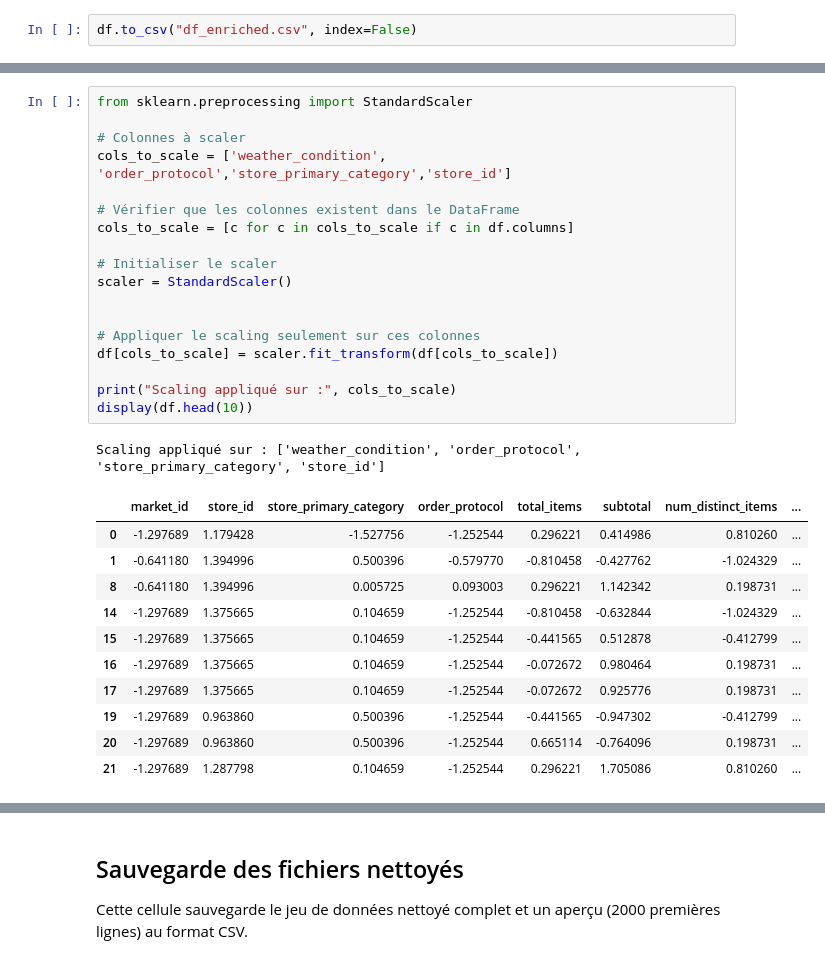
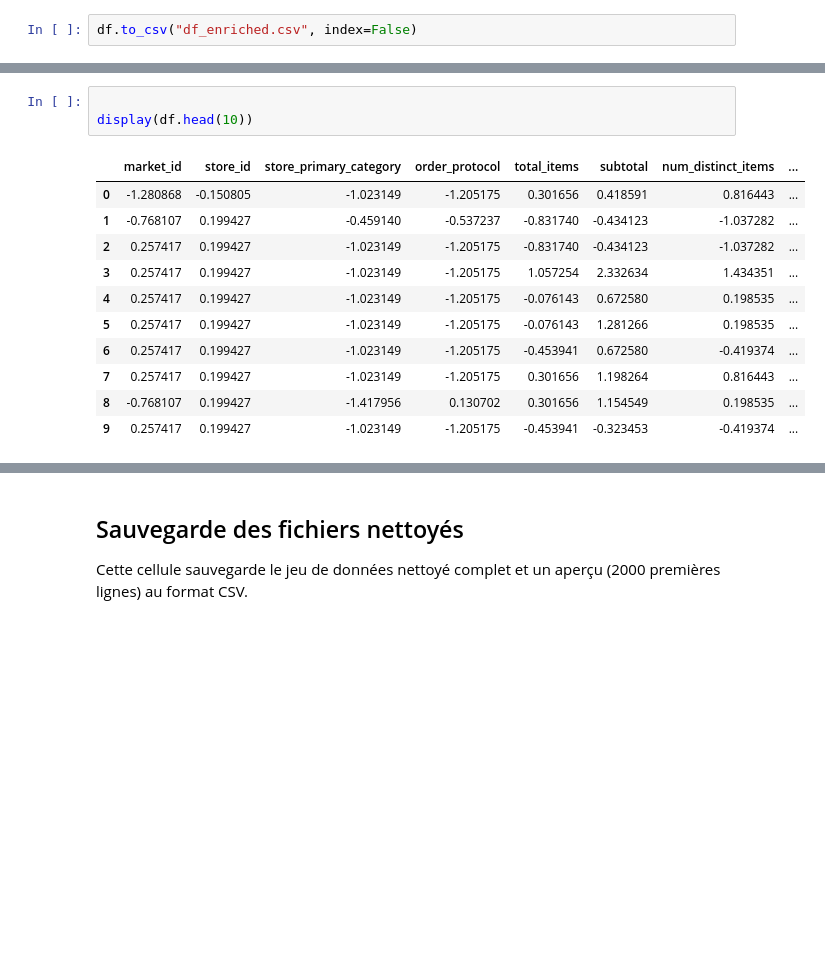
Before and after one commit to chamseddinedoulaEsprit/CRISP-DM-DataSet-Temps-de-livraison, a Jupyter notebook: CRISP-DM Datadelevry.ipynb, the cells around one changed output, grey strips where cells are left out. Cells and saved outputs as stored; diff of their text form; blank space fills up the shorter version.

```diff
--- a/CRISP-DM Datadelevry.ipynb
+++ b/CRISP-DM Datadelevry.ipynb
@@ -1359,31 +1530,15 @@ print(df.shape)
 # %%
-from sklearn.preprocessing import StandardScaler
 
-# Colonnes à scaler
-cols_to_scale = ['weather_condition', 'order_protocol','store_primary_category','store_id']
-
-# Vérifier que les colonnes existent dans le DataFrame
-cols_to_scale = [c for c in cols_to_scale if c in df.columns]
-
-# Initialiser le scaler
-scaler = StandardScaler()
-
-
-# Appliquer le scaling seulement sur ces colonnes
-df[cols_to_scale] = scaler.fit_transform(df[cols_to_scale])
-
-print("Scaling appliqué sur :", cols_to_scale)
 display(df.head(10))
 # %% [output]
-Scaling appliqué sur : ['weather_condition', 'order_protocol', 'store_primary_category', 'store_id']
 |  | market_id | store_id | store_primary_category | order_protocol | total_items | subtotal | num_distinct_items | ... |
-| 0 | -1.297689 | 1.179428 | -1.527756 | -1.252544 | 0.296221 | 0.414986 | 0.810260 | ... |
-| 1 | -0.641180 | 1.394996 | 0.500396 | -0.579770 | -0.810458 | -0.427762 | -1.024329 | ... |
-| 8 | -0.641180 | 1.394996 | 0.005725 | 0.093003 | 0.296221 | 1.142342 | 0.198731 | ... |
-| 14 | -1.297689 | 1.375665 | 0.104659 | -1.252544 | -0.810458 | -0.632844 | -1.024329 | ... |
-| 15 | -1.297689 | 1.375665 | 0.104659 | -1.252544 | -0.441565 | 0.512878 | -0.412799 | ... |
-| 16 | -1.297689 | 1.375665 | 0.104659 | -1.252544 | -0.072672 | 0.980464 | 0.198731 | ... |
-| 17 | -1.297689 | 1.375665 | 0.104659 | -1.252544 | -0.072672 | 0.925776 | 0.198731 | ... |
-| 19 | -1.297689 | 0.963860 | 0.500396 | -1.252544 | -0.441565 | -0.947302 | -0.412799 | ... |
-| 20 | -1.297689 | 0.963860 | 0.500396 | -1.252544 | 0.665114 | -0.764096 | 0.198731 | ... |
-| 21 | -1.297689 | 1.287798 | 0.104659 | -1.252544 | 0.296221 | 1.705086 | 0.810260 | ... |
+| 0 | -1.280868 | -0.150805 | -1.023149 | -1.205175 | 0.301656 | 0.418591 | 0.816443 | ... |
+| 1 | -0.768107 | 0.199427 | -0.459140 | -0.537237 | -0.831740 | -0.434123 | -1.037282 | ... |
+| 2 | 0.257417 | 0.199427 | -1.023149 | -1.205175 | -0.831740 | -0.434123 | -1.037282 | ... |
+| 3 | 0.257417 | 0.199427 | -1.023149 | -1.205175 | 1.057254 | 2.332634 | 1.434351 | ... |
+| 4 | 0.257417 | 0.199427 | -1.023149 | -1.205175 | -0.076143 | 0.672580 | 0.198535 | ... |
+| 5 | 0.257417 | 0.199427 | -1.023149 | -1.205175 | -0.076143 | 1.281266 | 0.198535 | ... |
+| 6 | 0.257417 | 0.199427 | -1.023149 | -1.205175 | -0.453941 | 0.672580 | -0.419374 | ... |
+| 7 | 0.257417 | 0.199427 | -1.023149 | -1.205175 | 0.301656 | 1.198264 | 0.816443 | ... |
+| 8 | -0.768107 | 0.199427 | -1.417956 | 0.130702 | 0.301656 | 1.154549 | 0.198535 | ... |
+| 9 | 0.257417 | 0.199427 | -1.023149 | -1.205175 | -0.453941 | -0.323453 | -0.419374 | ... |
```
Also changed, not shown: parts of 36 cells of this notebook, 6 other files.
